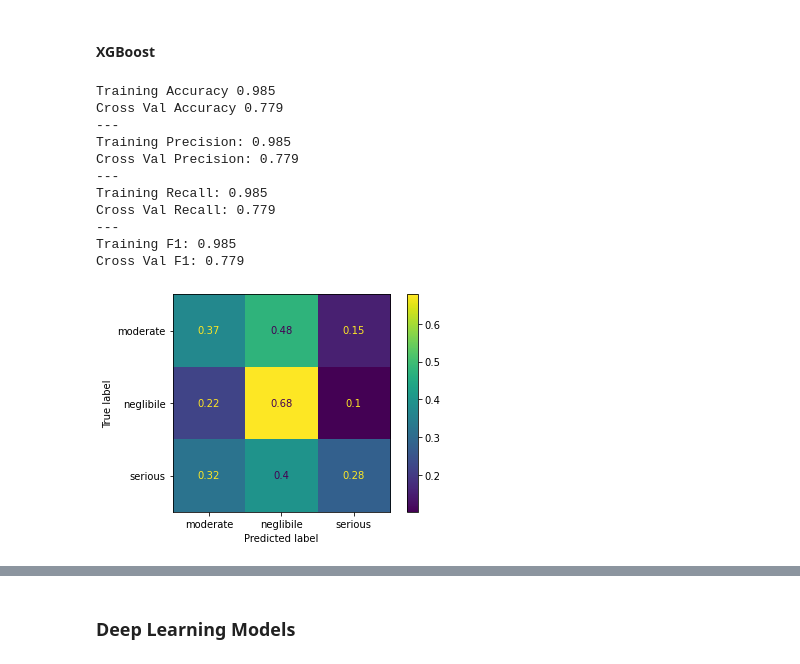
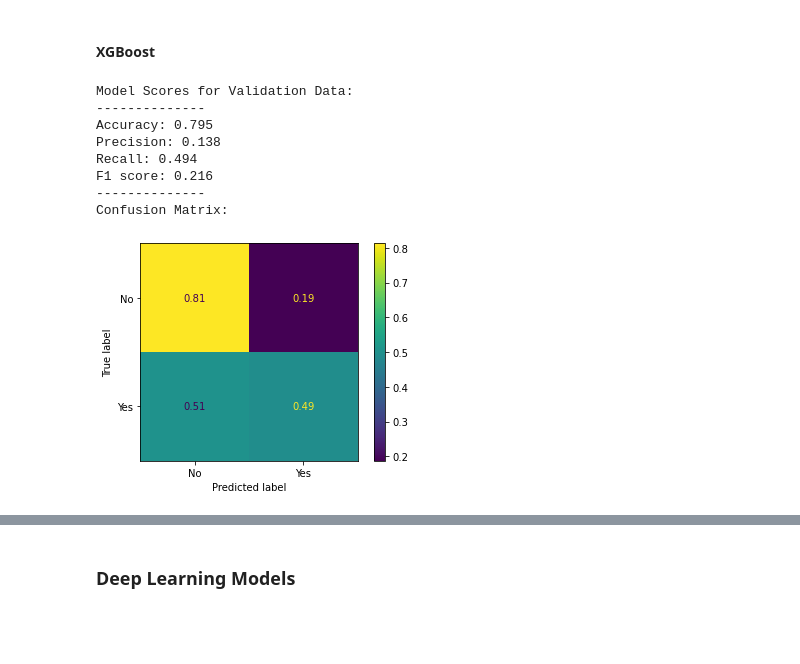
Before and after one commit to robertharrow/detecting-severe-flight-delays, a Jupyter notebook: notebook.ipynb, the cells around one changed output, grey strips where cells are left out. Saved outputs shown, nothing was run; the diff lists cells and outputs as text; code cells hidden in the pictures; blank space fills up the shorter version.

```diff
--- a/notebook.ipynb
+++ b/notebook.ipynb
@@ -1230,11 +1287,11 @@ Cross Val F1: 0.777
 # %%
-lr_pipe = Pipeline(steps=[
+lr_pipe2 = Pipeline(steps=[
     ('lr', LogisticRegression(class_weight=class_weights_dict, random_state=123))
 ])
 
-lr_pipe.fit(preprocessed_data, y_train)
+lr_pipe2.fit(preprocessed_data, y_train)
 
-model_performance(lr_pipe, preprocessed_val_data, y_valid)
+evaluate_model(lr_pipe2, preprocessed_data, y_train)
 # %% [output]
 STOP: TOTAL NO. of ITERATIONS REACHED LIMIT.
 
@@ -1268,9 +1312,9 @@ Cross Val F1: 0.478
 # %%
-lr_pipe2 = Pipeline(steps=[
-    ('lr', LogisticRegression(class_weight='balanced', max_iter = 1000, solver = 'saga', random_state=123))
+lr_pipe2_poly = Pipeline(steps=[
+    ('lr', LogisticRegression(class_weight=class_weights_dict, random_state=123))
 ])
 
-lr_pipe2.fit(preprocessed_data, y_train)
+lr_pipe2_poly.fit(preprocessed_poly2_data, y_train)
 
-model_performance(lr_pipe2, preprocessed_val_data, y_valid)
+evaluate_model(lr_pipe2_poly, preprocessed_poly2_val_data, y_valid)
 # %% [output]
@@ -1314,0 +1359,11 @@ Cross Val F1: 0.778
+# %%
+rf_pipe2 = Pipeline(steps=[
+    ('rf', RandomForestClassifier(n_estimators=100,
+                                  max_depth=12,
+                                  class_weight=class_weights_dict,
+                                  random_state=123))
+])
+
+rf_pipe2.fit(preprocessed_data, y_train)
+
+evaluate_model(rf_pipe2, preprocessed_val_data, y_valid)
@@ -1314,0 +1380,11 @@ Cross Val F1: 0.778
+# %%
+rf_pipe_poly = Pipeline(steps=[
+    ('rf', RandomForestClassifier(n_estimators=100,
+                                  max_depth=12,
+                                  class_weight=class_weights_dict,
+                                  random_state=123))
+])
+
+rf_pipe_poly.fit(preprocessed_poly2_data, y_train)
+
+evaluate_model(rf_pipe_poly, preprocessed_poly2_val_data, y_valid)
@@ -1317,21 +1403,18 @@ Cross Val F1: 0.778
 # %%
 xgb_pipe = Pipeline([
     ('my_xgb_clf', xgb.XGBClassifier()),
 ])
 
 xgb_pipe.fit(preprocessed_data, y_train, my_xgb_clf__sample_weight=sample_weights)
 
-model_performance(xgb_pipe, preprocessed_val_data, y_valid)
+evaluate_model(xgb_pipe, preprocessed_val_data, y_valid)
 # %% [output]
-Training Accuracy 0.985
-Cross Val Accuracy 0.779
----
-Training Precision: 0.985
-Cross Val Precision: 0.779
----
-Training Recall: 0.985
-Cross Val Recall: 0.779
----
-Training F1: 0.985
-Cross Val F1: 0.779
+Model Scores for Validation Data:
+--------------
+Accuracy: 0.795
+Precision: 0.138
+Recall: 0.494
+F1 score: 0.216
+--------------
+Confusion Matrix:
-[figure, old version]
+[figure, new version]
```
Also changed, not shown: parts of 134 cells of this notebook, 13 other files.
